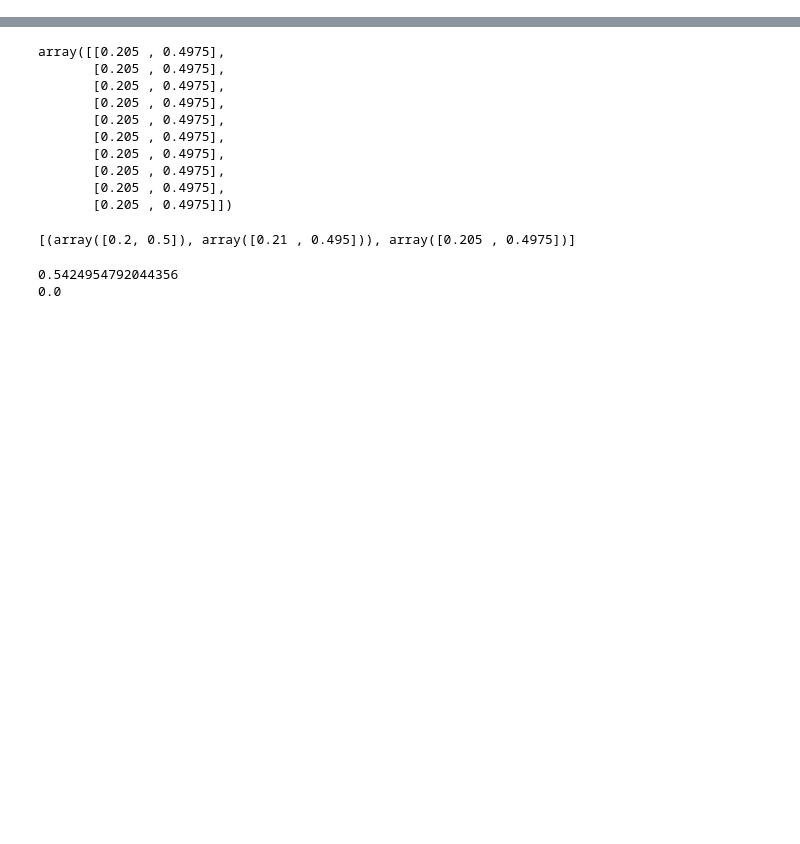
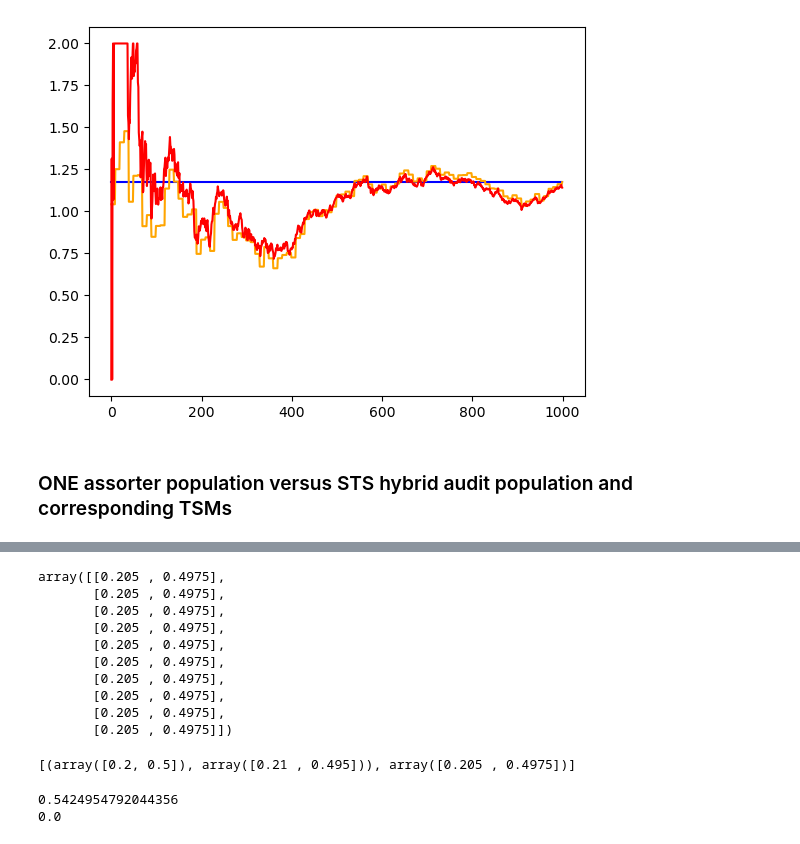
Before and after one commit to spertus/UI-TS, a Jupyter notebook: Code/stratification.ipynb, the cells around one changed output, grey strips where cells are left out. Cells and saved outputs as stored; diff of their text form; code cells hidden in the pictures; blank space fills up the shorter version.

```diff
--- a/Code/stratification.ipynb
+++ b/Code/stratification.ipynb
@@ -21,0 +58,6 @@ np.random.seed(1337)
+# %%
+x = np.random.normal(0.52, 0.15, 1000)
+eta_0 = 1/2
+# %%
+%%time
+ko_bets = Bets.kelly_optimal(x, eta_0)
@@ -21,0 +67,3 @@ np.random.seed(1337)
+# %%
+%%time
+up_bets = Bets.universal_portfolio(x, eta_0, step = 10)
@@ -21,0 +73,3 @@ np.random.seed(1337)
+# %%
+%%time
+agrapa_bets = Bets.agrapa(x, eta_0, c = 1)
@@ -22,3 +79,12 @@ np.random.seed(1337)
+# %%
+plt.plot(ko_bets, color = 'blue')
+plt.plot(up_bets, color = 'orange')
+plt.plot(agrapa_bets, color = 'red')
+plt.show()
+# %% [output]
+[figure, added]
+# %% [markdown]
+### ONE assorter population versus STS hybrid audit population and corresponding TSMs
 # %%
 # parameters
 A_c_bar = 0.55 # overall mean
```
Also changed, not shown: parts of 36 cells of this notebook, 6 other files.
